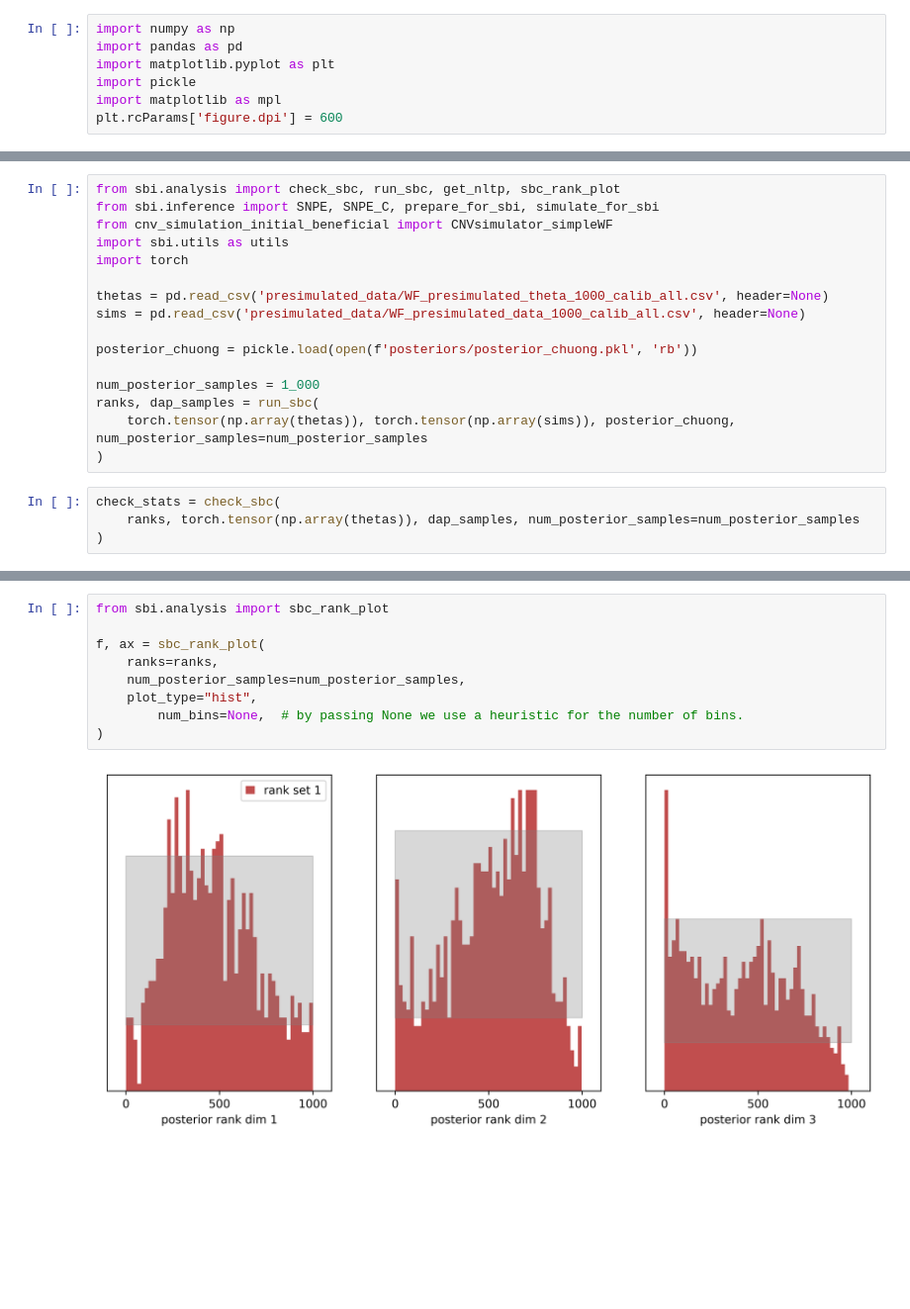
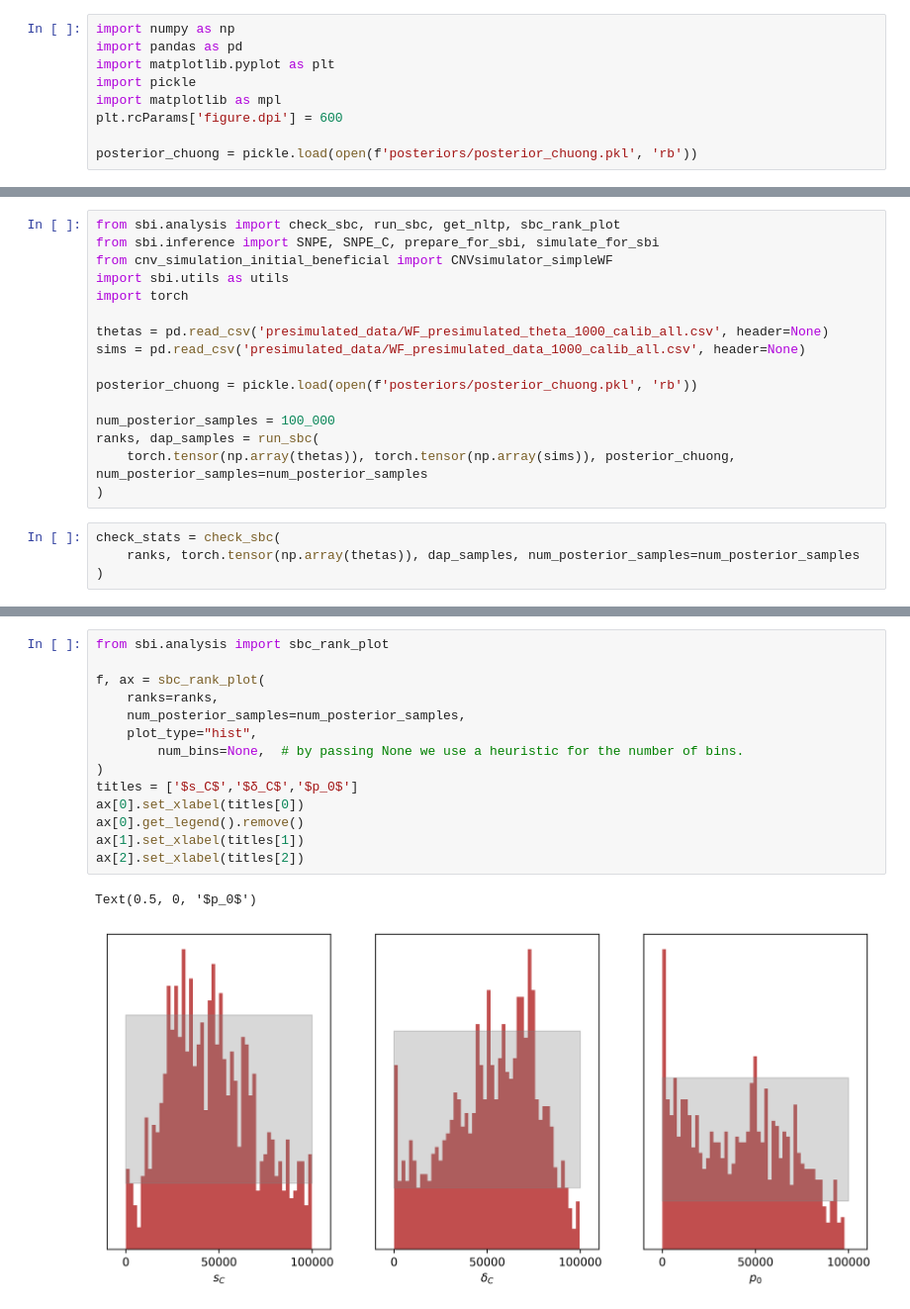
Before and after one commit to yoavram-lab/chuong_et_al, a Jupyter notebook: Simulation Analysis.ipynb, the cells around one changed output, grey strips where cells are left out. Shown at 99% size. Saved outputs shown, nothing was run; the diff lists cells and outputs as text; blank space fills up the shorter version.

Commit message:
axes titles and log scales

```diff
--- a/Simulation Analysis.ipynb
+++ b/Simulation Analysis.ipynb
@@ -5,6 +5,8 @@ import matplotlib.pyplot as plt
 import pickle
 import matplotlib as mpl
 plt.rcParams['figure.dpi'] = 600
+
+posterior_chuong = pickle.load(open(f'posteriors/posterior_chuong.pkl', 'rb'))
 # %% [markdown]
 # Network losses through training
 # %%
@@ -155,7 +165,7 @@ sims = pd.read_csv('presimulated_data/WF_presimulated_data_1000_calib_all.csv',
 
 posterior_chuong = pickle.load(open(f'posteriors/posterior_chuong.pkl', 'rb'))
 
-num_posterior_samples = 1_000
+num_posterior_samples = 100_000
 ranks, dap_samples = run_sbc(
     torch.tensor(np.array(thetas)), torch.tensor(np.array(sims)), posterior_chuong, num_posterior_samples=num_posterior_samples
 )
@@ -184,11 +194,17 @@ print(f"- c2st accuracies check_stats['c2st_dap'] = {check_stats['c2st_dap'].num
 # %%
 from sbi.analysis import sbc_rank_plot
 
 f, ax = sbc_rank_plot(
     ranks=ranks,
     num_posterior_samples=num_posterior_samples,
     plot_type="hist",
         num_bins=None,  # by passing None we use a heuristic for the number of bins.
 )
+titles = ['$s_C$','$δ_C$','$p_0$']
+ax[0].set_xlabel(titles[0])
+ax[0].get_legend().remove()
+ax[1].set_xlabel(titles[1])
+ax[2].set_xlabel(titles[2])
 # %% [output]
+Text(0.5, 0, '$p_0$')
-[figure, old version]
+[figure, new version]
```
Also changed, not shown: parts of 15 cells of this notebook.
